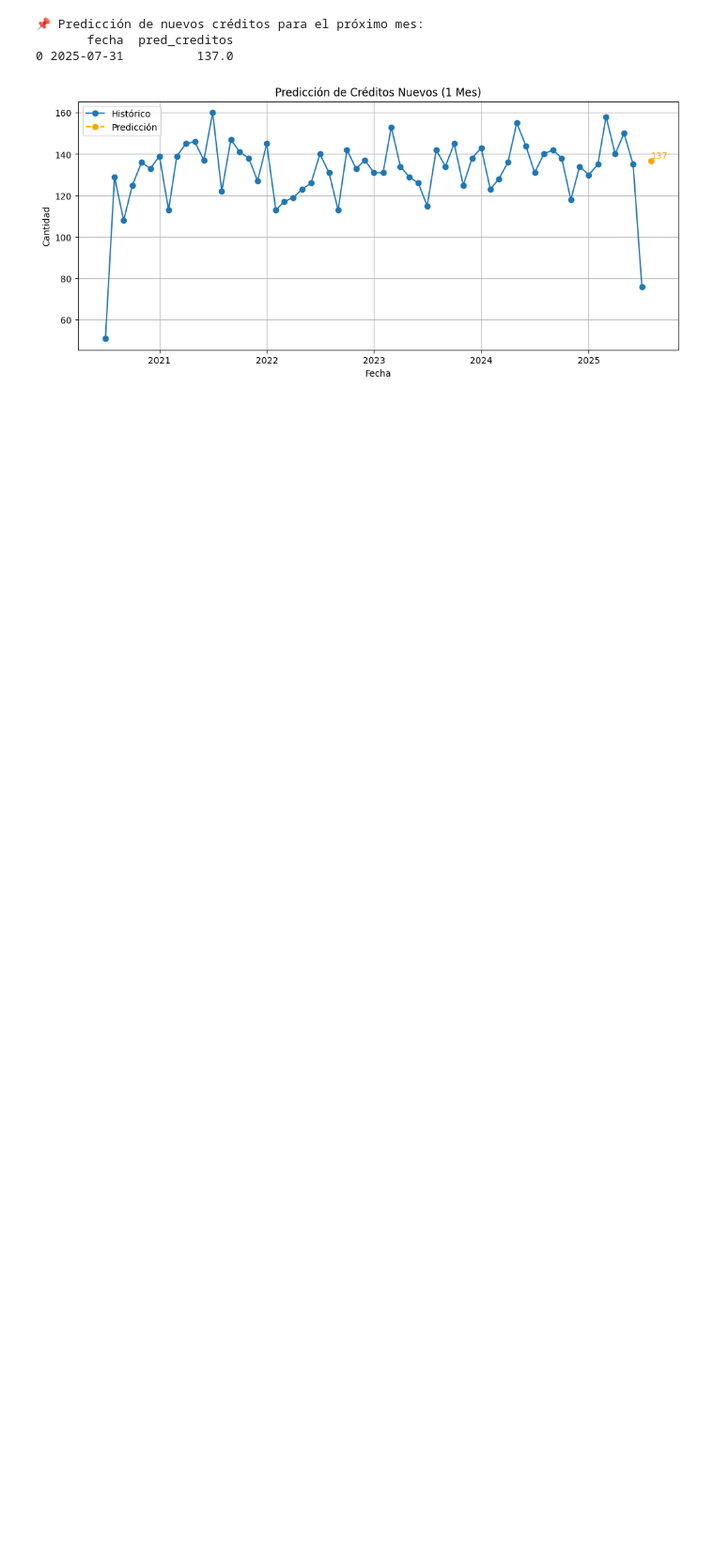
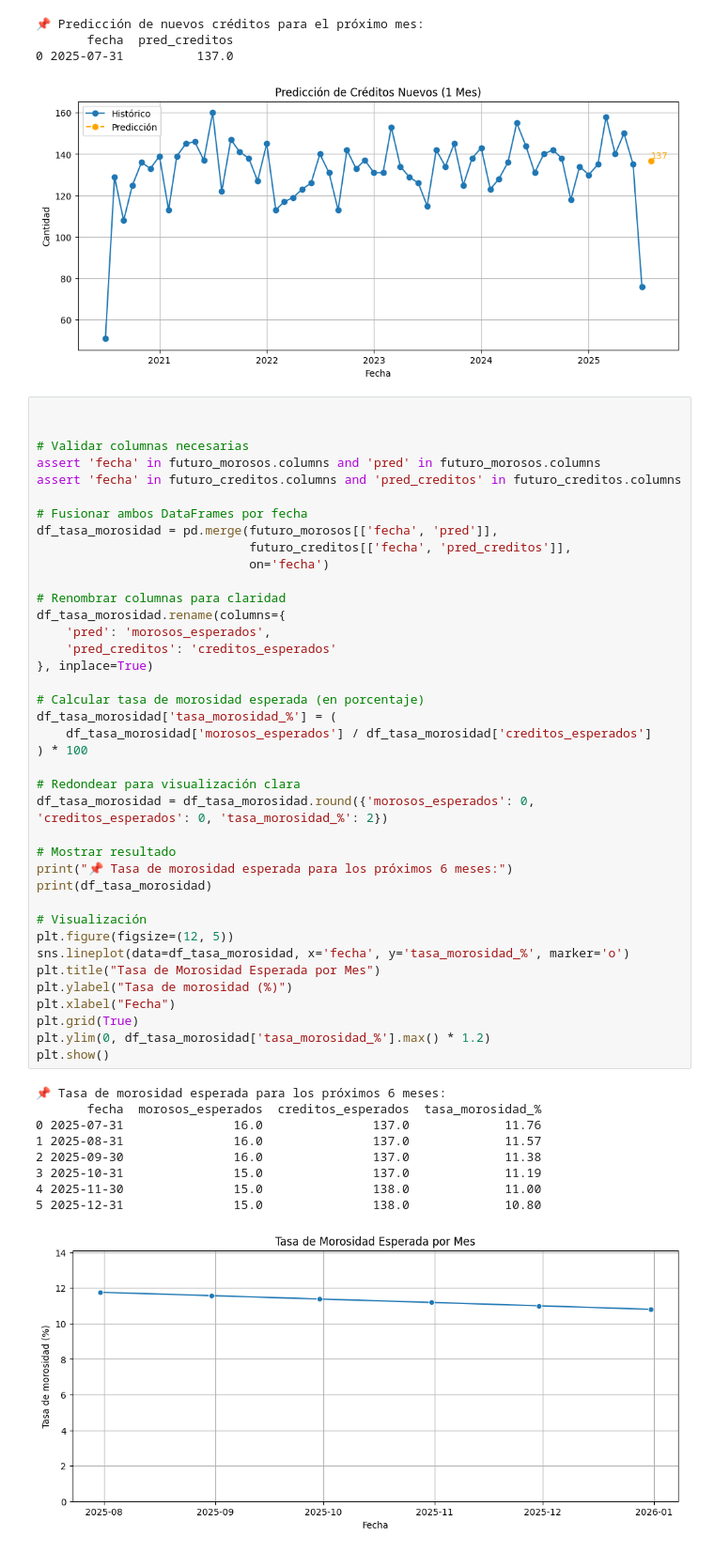
Before and after one commit to vfpomer/banco_creditos, a Jupyter notebook: notebooks/banco_6meses.ipynb, the cells around one changed output. Shown: that part at 94% size. Cells and saved outputs as stored; diff of their text form; blank space fills up the shorter version.

```diff
--- a/notebooks/banco_6meses.ipynb
+++ b/notebooks/banco_6meses.ipynb
@@ -303,3 +303,52 @@ plt.show()
        fecha  pred_creditos
 0 2025-07-31          137.0
 [figure]
+# %%
+
+
+# Validar columnas necesarias
+assert 'fecha' in futuro_morosos.columns and 'pred' in futuro_morosos.columns
+assert 'fecha' in futuro_creditos.columns and 'pred_creditos' in futuro_creditos.columns
+
+# Fusionar ambos DataFrames por fecha
+df_tasa_morosidad = pd.merge(futuro_morosos[['fecha', 'pred']],
+                             futuro_creditos[['fecha', 'pred_creditos']],
+                             on='fecha')
+
+# Renombrar columnas para claridad
+df_tasa_morosidad.rename(columns={
+    'pred': 'morosos_esperados',
+    'pred_creditos': 'creditos_esperados'
+}, inplace=True)
+
+# Calcular tasa de morosidad esperada (en porcentaje)
+df_tasa_morosidad['tasa_morosidad_%'] = (
+    df_tasa_morosidad['morosos_esperados'] / df_tasa_morosidad['creditos_esperados']
+) * 100
+
+# Redondear para visualización clara
+df_tasa_morosidad = df_tasa_morosidad.round({'morosos_esperados': 0, 'creditos_esperados': 0, 'tasa_morosidad_%': 2})
+
+# Mostrar resultado
+print("📌 Tasa de morosidad esperada para los próximos 6 meses:")
+print(df_tasa_morosidad)
+
+# Visualización
+plt.figure(figsize=(12, 5))
+sns.lineplot(data=df_tasa_morosidad, x='fecha', y='tasa_morosidad_%', marker='o')
+plt.title("Tasa de Morosidad Esperada por Mes")
+plt.ylabel("Tasa de morosidad (%)")
+plt.xlabel("Fecha")
+plt.grid(True)
+plt.ylim(0, df_tasa_morosidad['tasa_morosidad_%'].max() * 1.2)
+plt.show()
+# %% [output]
+📌 Tasa de morosidad esperada para los próximos 6 meses:
+       fecha  morosos_esperados  creditos_esperados  tasa_morosidad_%
+0 2025-07-31               16.0               137.0             11.76
+1 2025-08-31               16.0               137.0             11.57
+2 2025-09-30               16.0               137.0             11.38
+3 2025-10-31               15.0               137.0             11.19
+4 2025-11-30               15.0               138.0             11.00
+5 2025-12-31               15.0               138.0             10.80
+[figure, added]
```
Also changed, not shown: parts of 9 cells of this notebook, 2 other files.
